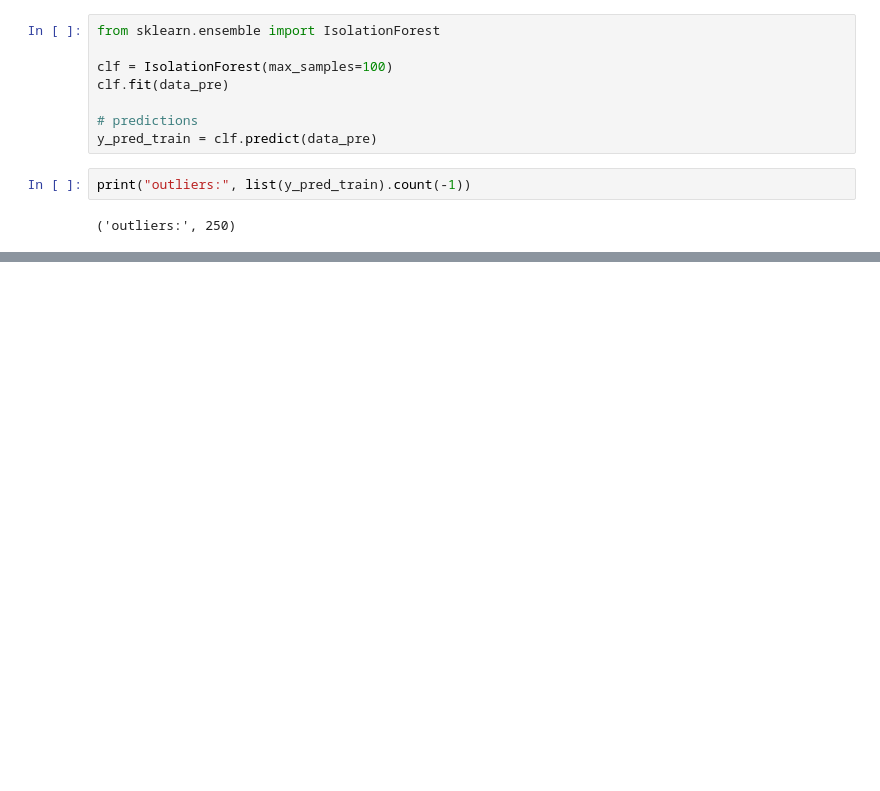
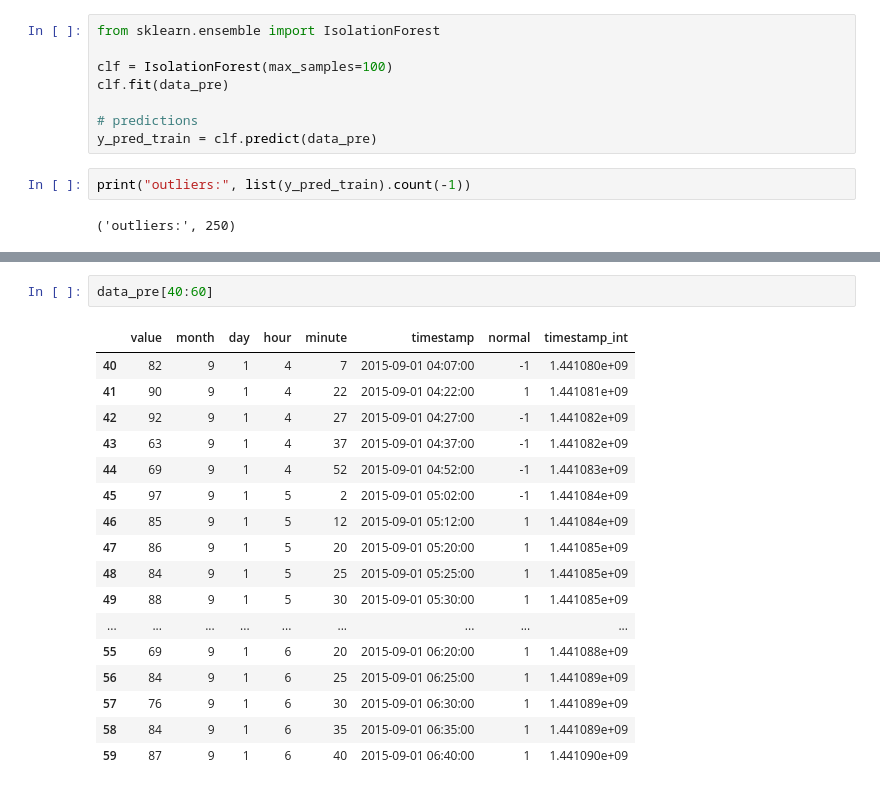
Before and after one commit to KaidongLi/ku731-p06-anomal, a Jupyter notebook: det_anomal.ipynb, the cells around one changed output, grey strips where cells are left out. Drawn from its saved outputs; the diff is of its cells as text; blank space fills up the shorter version.

```diff
--- a/det_anomal.ipynb
+++ b/det_anomal.ipynb
@@ -91,0 +117,20 @@ array([-1, -1, -1, ...,  1,  1,  1])
+# %%
+data_pre[40:60]
+# %% [output]
+|  | value | month | day | hour | minute | timestamp | normal | timestamp_int |
+| 40 | 82 | 9 | 1 | 4 | 7 | 2015-09-01 04:07:00 | -1 | 1.441080e+09 |
+| 41 | 90 | 9 | 1 | 4 | 22 | 2015-09-01 04:22:00 | 1 | 1.441081e+09 |
+| 42 | 92 | 9 | 1 | 4 | 27 | 2015-09-01 04:27:00 | -1 | 1.441082e+09 |
+| 43 | 63 | 9 | 1 | 4 | 37 | 2015-09-01 04:37:00 | -1 | 1.441082e+09 |
+| 44 | 69 | 9 | 1 | 4 | 52 | 2015-09-01 04:52:00 | -1 | 1.441083e+09 |
+| 45 | 97 | 9 | 1 | 5 | 2 | 2015-09-01 05:02:00 | -1 | 1.441084e+09 |
+| 46 | 85 | 9 | 1 | 5 | 12 | 2015-09-01 05:12:00 | 1 | 1.441084e+09 |
+| 47 | 86 | 9 | 1 | 5 | 20 | 2015-09-01 05:20:00 | 1 | 1.441085e+09 |
+| 48 | 84 | 9 | 1 | 5 | 25 | 2015-09-01 05:25:00 | 1 | 1.441085e+09 |
+| 49 | 88 | 9 | 1 | 5 | 30 | 2015-09-01 05:30:00 | 1 | 1.441085e+09 |
+| ... | ... | ... | ... | ... | ... | ... | ... | ... |
+| 55 | 69 | 9 | 1 | 6 | 20 | 2015-09-01 06:20:00 | 1 | 1.441088e+09 |
+| 56 | 84 | 9 | 1 | 6 | 25 | 2015-09-01 06:25:00 | 1 | 1.441089e+09 |
+| 57 | 76 | 9 | 1 | 6 | 30 | 2015-09-01 06:30:00 | 1 | 1.441089e+09 |
+| 58 | 84 | 9 | 1 | 6 | 35 | 2015-09-01 06:35:00 | 1 | 1.441089e+09 |
+| 59 | 87 | 9 | 1 | 6 | 40 | 2015-09-01 06:40:00 | 1 | 1.441090e+09 |
```
Also changed, not shown: parts of 12 cells of this notebook, 1 other file.
